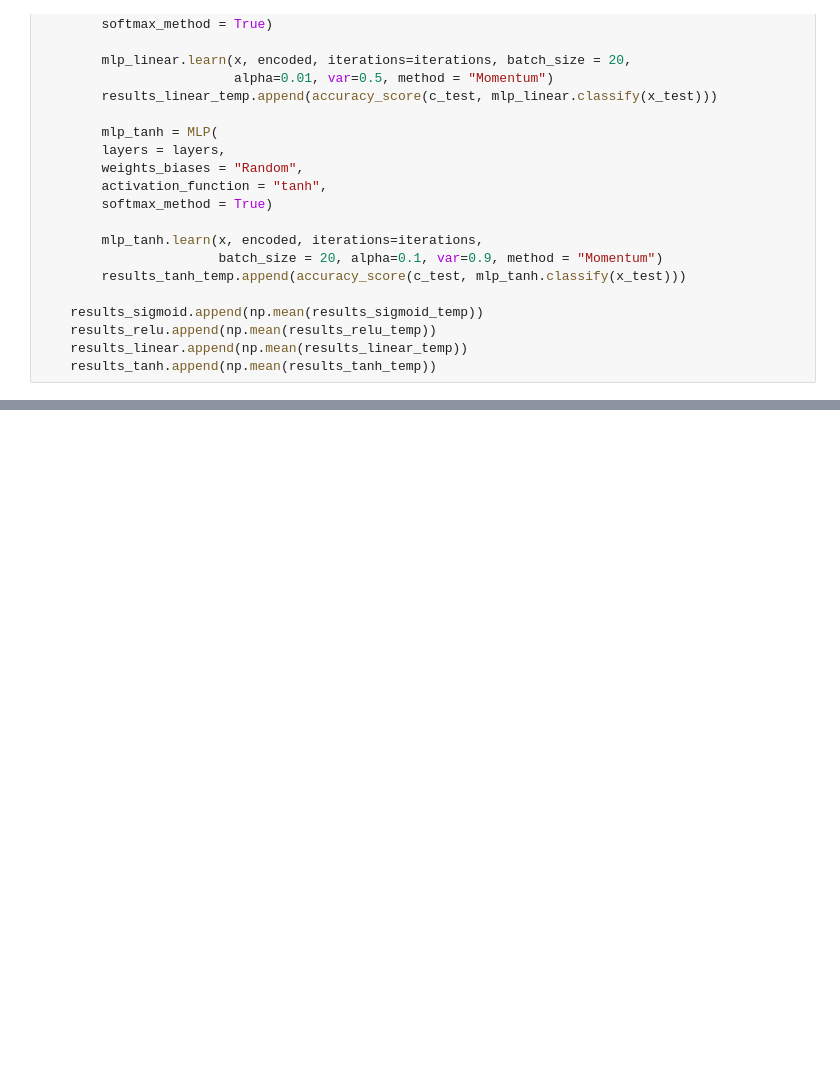
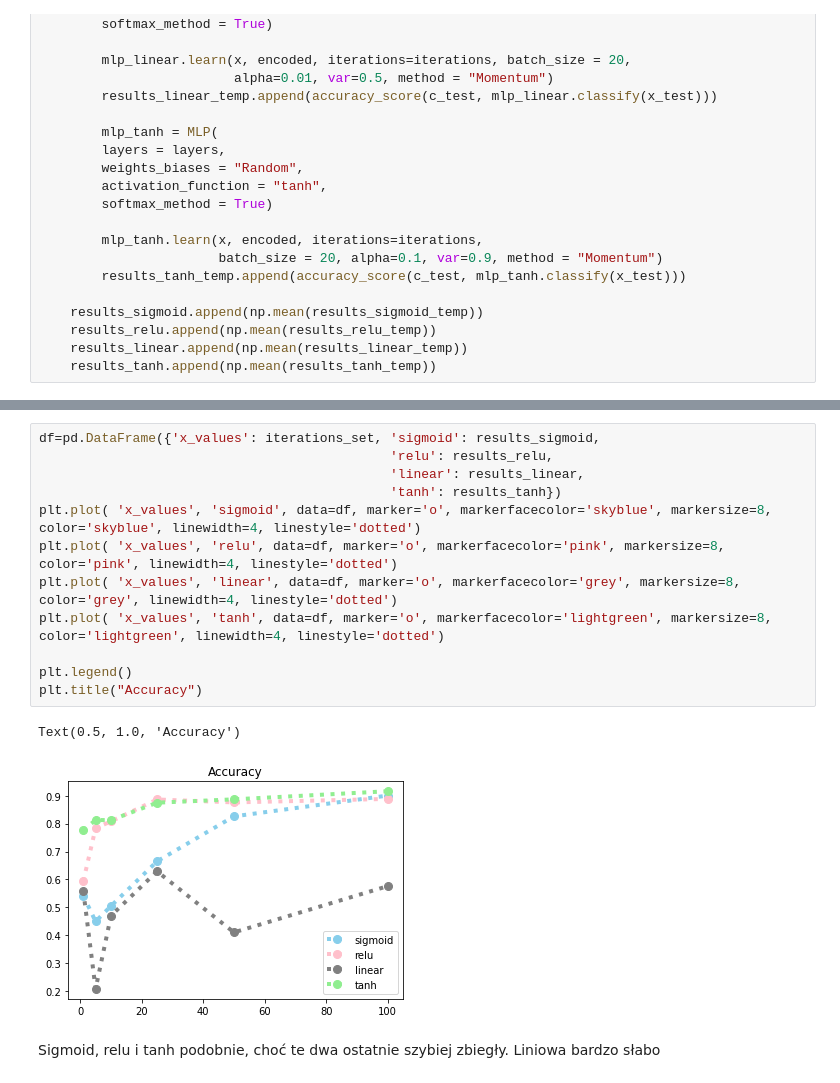
Before and after one commit to bartoszrozek/Metody-Inteligencji-Obliczeniowej, a Jupyter notebook: zadania/Lab5.ipynb, the cells around one changed output, grey strips where cells are left out. Cells and saved outputs as stored; diff of their text form; blank space fills up the shorter version.

```diff
--- a/zadania/Lab5.ipynb
+++ b/zadania/Lab5.ipynb
@@ -540,0 +666,17 @@ Jak widać zbiór jest bardzo łatwy, więc oba modele poradziły sobie bardzo d
+# %%
+df=pd.DataFrame({'x_values': iterations_set, 'sigmoid': results_sigmoid,
+                                             'relu': results_relu,
+                                             'linear': results_linear,
+                                             'tanh': results_tanh})
+plt.plot( 'x_values', 'sigmoid', data=df, marker='o', markerfacecolor='skyblue', markersize=8, color='skyblue', linewidth=4, linestyle='dotted')
+plt.plot( 'x_values', 'relu', data=df, marker='o', markerfacecolor='pink', markersize=8, color='pink', linewidth=4, linestyle='dotted')
+plt.plot( 'x_values', 'linear', data=df, marker='o', markerfacecolor='grey', markersize=8, color='grey', linewidth=4, linestyle='dotted')
+plt.plot( 'x_values', 'tanh', data=df, marker='o', markerfacecolor='lightgreen', markersize=8, color='lightgreen', linewidth=4, linestyle='dotted')
+
+plt.legend()
+plt.title("Accuracy")
+# %% [output]
+Text(0.5, 1.0, 'Accuracy')
+[figure, added]
+# %% [markdown]
+Sigmoid, relu i tanh podobnie, choć te dwa ostatnie szybiej zbiegły. Liniowa bardzo słabo
```
Also changed, not shown: parts of 27 cells of this notebook.
